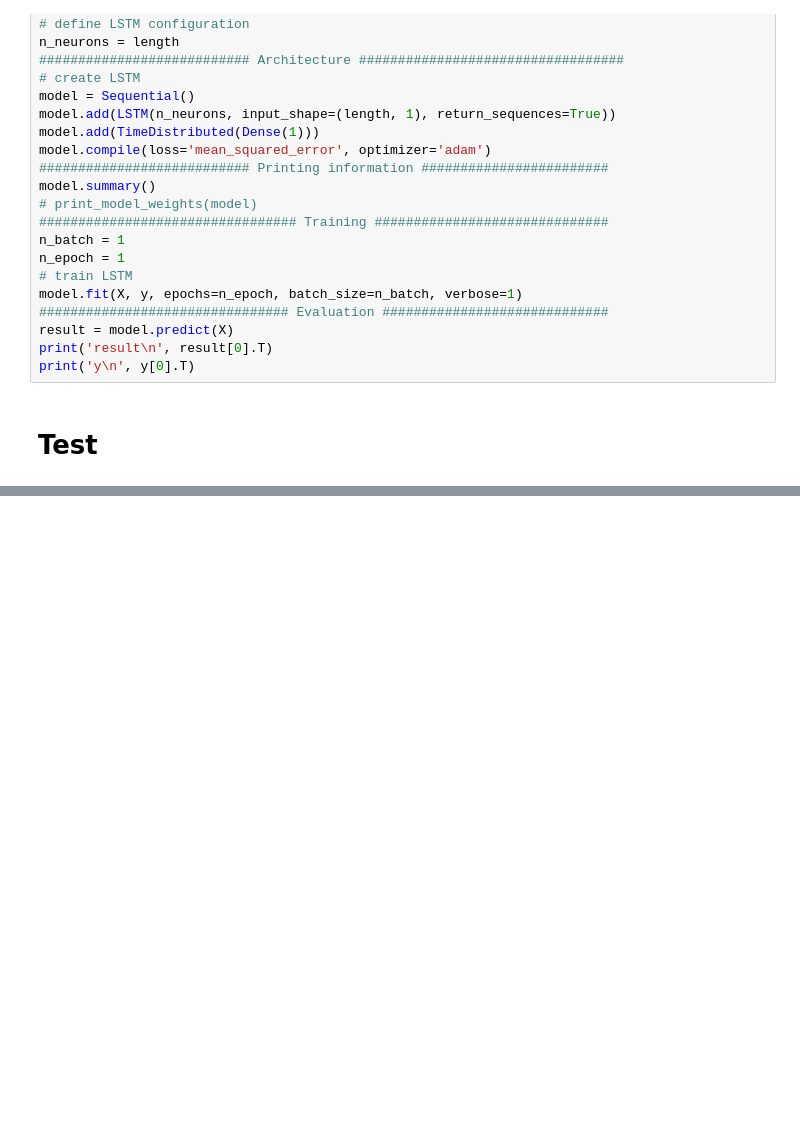
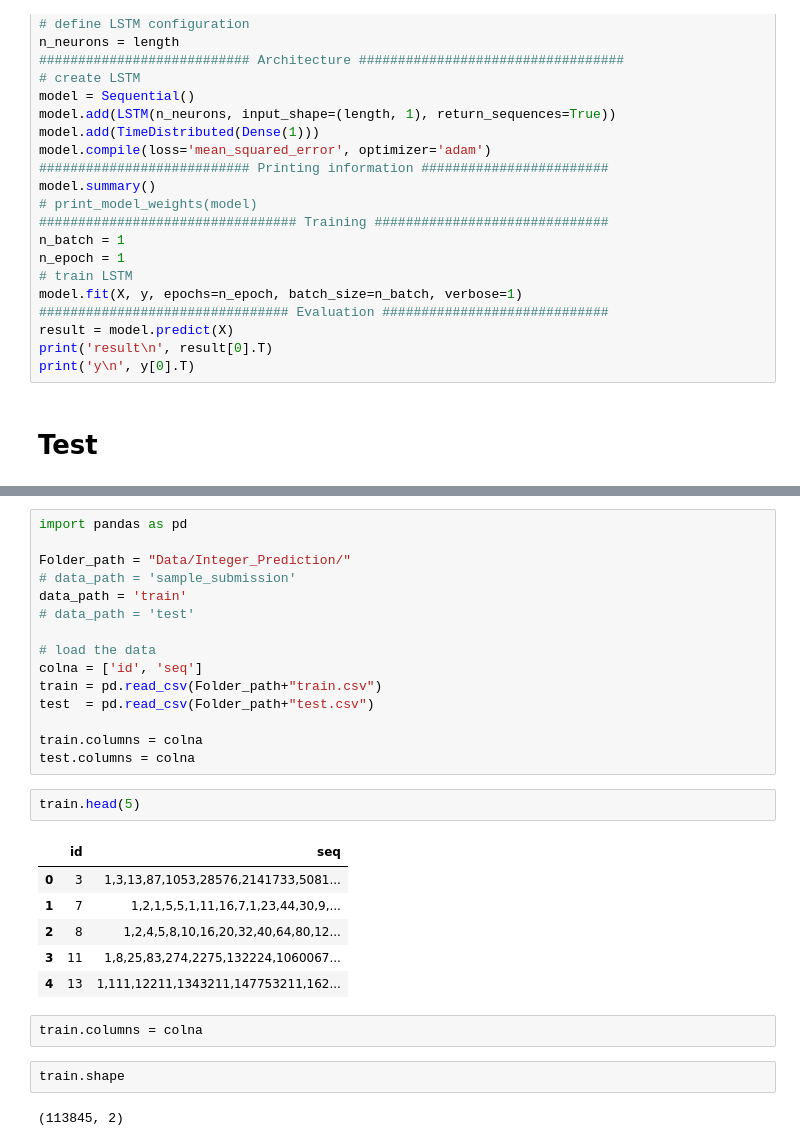
Before and after one commit to divinekage/Basic-Templates, a Jupyter notebook: Basic_LSTM.ipynb, the cells around one changed output, grey strips where cells are left out. Drawn from its saved outputs; the diff is of its cells as text; blank space fills up the shorter version.

```diff
--- a/Basic_LSTM.ipynb
+++ b/Basic_LSTM.ipynb
@@ -520,0 +774,30 @@ print('y\n', y[0].T)
+# %%
+import pandas as pd
+
+Folder_path = "Data/Integer_Prediction/"
+# data_path = 'sample_submission'
+data_path = 'train'
+# data_path = 'test'
+
+# load the data
+colna = ['id', 'seq']
+train = pd.read_csv(Folder_path+"train.csv")
+test  = pd.read_csv(Folder_path+"test.csv")
+
+train.columns = colna
+test.columns = colna
+# %%
+train.head(5)
+# %% [output]
+|  | id | seq |
+| 0 | 3 | 1,3,13,87,1053,28576,2141733,5081... |
+| 1 | 7 | 1,2,1,5,5,1,11,16,7,1,23,44,30,9,... |
+| 2 | 8 | 1,2,4,5,8,10,16,20,32,40,64,80,12... |
+| 3 | 11 | 1,8,25,83,274,2275,132224,1060067... |
+| 4 | 13 | 1,111,12211,1343211,147753211,162... |
+# %%
+train.columns = colna
+# %%
+train.shape
+# %% [output]
+(113845, 2)
```
Also changed, not shown: parts of 25 cells of this notebook.
